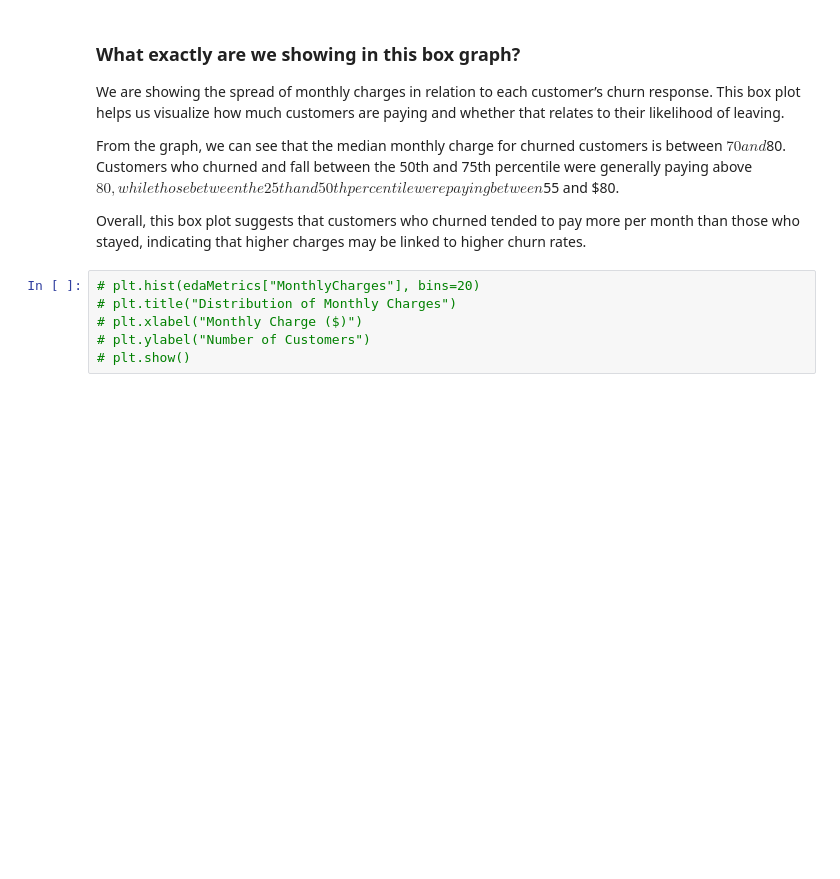
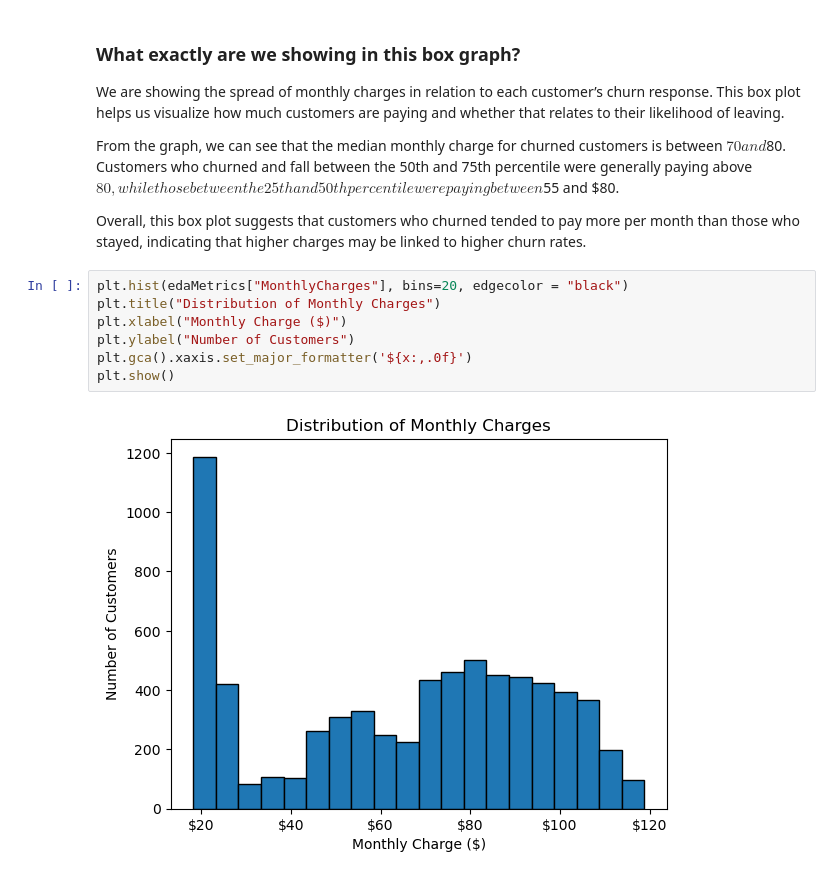
Before and after one commit to EstebanBC1/Customer-Churn-Analysis, a Jupyter notebook: Exploratory_Data_Analysis.ipynb, the cells around one changed output. Cells and saved outputs as stored; diff of their text form; blank space fills up the shorter version.

Commit message:
histogram begin

```diff
--- a/Exploratory_Data_Analysis.ipynb
+++ b/Exploratory_Data_Analysis.ipynb
@@ -218,8 +218,11 @@ From the graph, we can see that the median monthly charge for churned customers
 
 Overall, this box plot suggests that customers who churned tended to pay more per month than those who stayed, indicating that higher charges may be linked to higher churn rates.
 # %%
-# plt.hist(edaMetrics["MonthlyCharges"], bins=20)
-# plt.title("Distribution of Monthly Charges")
-# plt.xlabel("Monthly Charge ($)")
-# plt.ylabel("Number of Customers")
-# plt.show()
+plt.hist(edaMetrics["MonthlyCharges"], bins=20, edgecolor = "black")
+plt.title("Distribution of Monthly Charges")
+plt.xlabel("Monthly Charge ($)")
+plt.ylabel("Number of Customers")
+plt.gca().xaxis.set_major_formatter('${x:,.0f}')
+plt.show()
+# %% [output]
+[figure, added]
```
